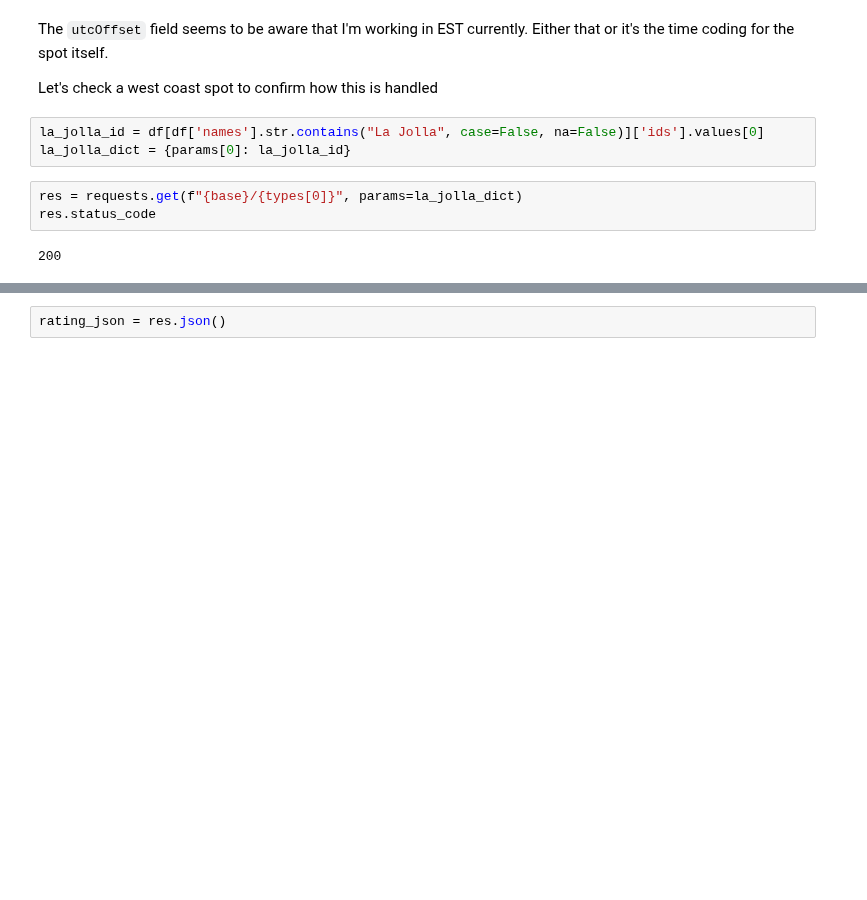
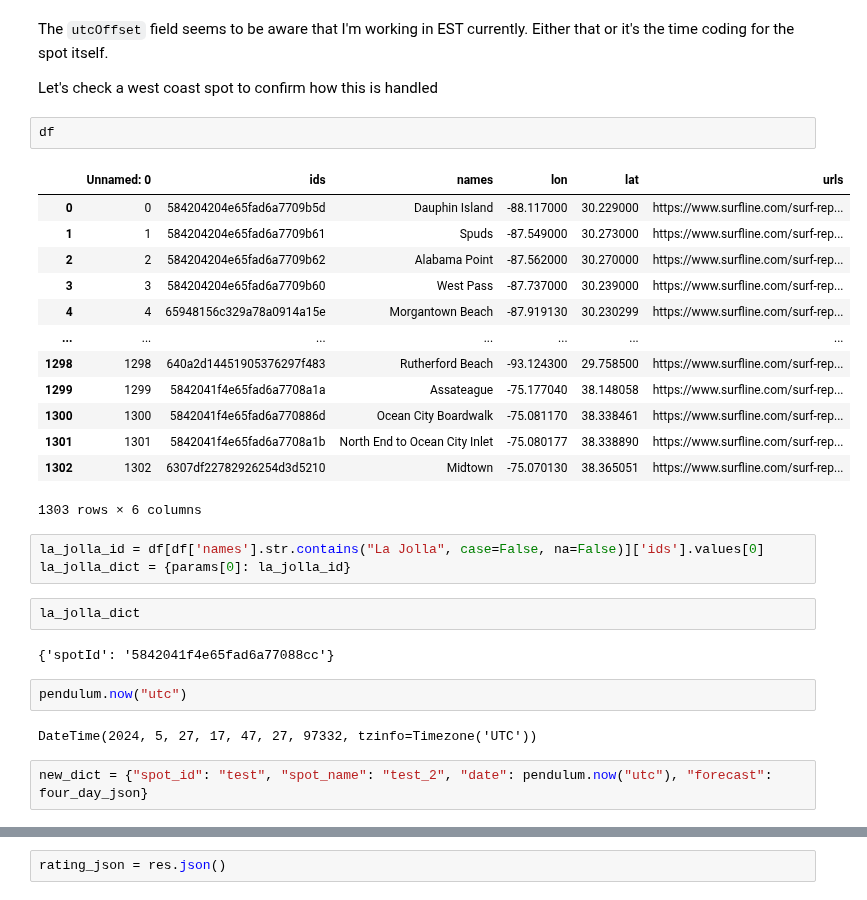
Before and after one commit to peterbull/bodhi-cast, a Jupyter notebook: nbs/python/240329_sl_api.ipynb, the cells around one changed output, grey strips where cells are left out. Cells and saved outputs as stored; diff of their text form; blank space fills up the shorter version.

```diff
--- a/nbs/python/240329_sl_api.ipynb
+++ b/nbs/python/240329_sl_api.ipynb
@@ -122,11 +140,32 @@ DateTime(2024, 3, 30, 3, 0, 0, tzinfo=Timezone('UTC'))
 The `utcOffset` field seems to be aware that I'm working in EST currently. Either that or it's the time coding for the spot itself.
 
 Let's check a west coast spot to confirm how this is handled
+# %%
+df
+# %% [output]
+|  | Unnamed: 0 | ids | names | lon | lat | urls |
+| 0 | 0 | 584204204e65fad6a7709b5d | Dauphin Island | -88.117000 | 30.229000 | https://www.surfline.com/surf-rep... |
+| 1 | 1 | 584204204e65fad6a7709b61 | Spuds | -87.549000 | 30.273000 | https://www.surfline.com/surf-rep... |
+| 2 | 2 | 584204204e65fad6a7709b62 | Alabama Point | -87.562000 | 30.270000 | https://www.surfline.com/surf-rep... |
+| 3 | 3 | 584204204e65fad6a7709b60 | West Pass | -87.737000 | 30.239000 | https://www.surfline.com/surf-rep... |
+| 4 | 4 | 65948156c329a78a0914a15e | Morgantown Beach | -87.919130 | 30.230299 | https://www.surfline.com/surf-rep... |
+| ... | ... | ... | ... | ... | ... | ... |
+| 1298 | 1298 | 640a2d14451905376297f483 | Rutherford Beach | -93.124300 | 29.758500 | https://www.surfline.com/surf-rep... |
+| 1299 | 1299 | 5842041f4e65fad6a7708a1a | Assateague | -75.177040 | 38.148058 | https://www.surfline.com/surf-rep... |
+| 1300 | 1300 | 5842041f4e65fad6a770886d | Ocean City Boardwalk | -75.081170 | 38.338461 | https://www.surfline.com/surf-rep... |
+| 1301 | 1301 | 5842041f4e65fad6a7708a1b | North End to Ocean City Inlet | -75.080177 | 38.338890 | https://www.surfline.com/surf-rep... |
+| 1302 | 1302 | 6307df22782926254d3d5210 | Midtown | -75.070130 | 38.365051 | https://www.surfline.com/surf-rep... |
+1303 rows × 6 columns
 # %%
 la_jolla_id = df[df['names'].str.contains("La Jolla", case=False, na=False)]['ids'].values[0]
 la_jolla_dict = {params[0]: la_jolla_id}
-# %%
-res = requests.get(f"{base}/{types[0]}", params=la_jolla_dict)
-res.status_code
-# %% [output]
-200
+# %%
+la_jolla_dict
+# %% [output]
+{'spotId': '5842041f4e65fad6a77088cc'}
+# %%
+pendulum.now("utc")
+# %% [output]
+DateTime(2024, 5, 27, 17, 47, 27, 97332, tzinfo=Timezone('UTC'))
+# %%
+new_dict = {"spot_id": "test", "spot_name": "test_2", "date": pendulum.now("utc"), "forecast": four_day_json}
```
Also changed, not shown: parts of 15 cells of this notebook.
